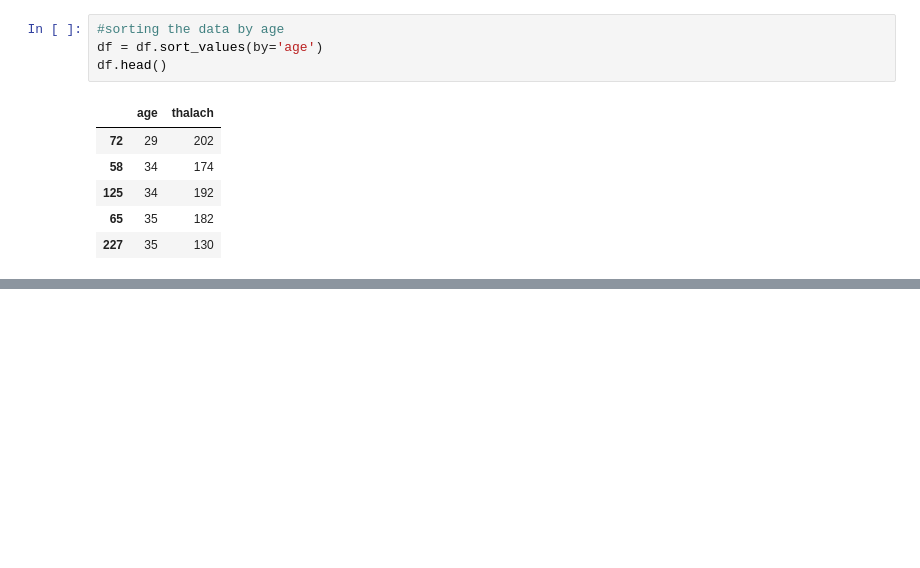
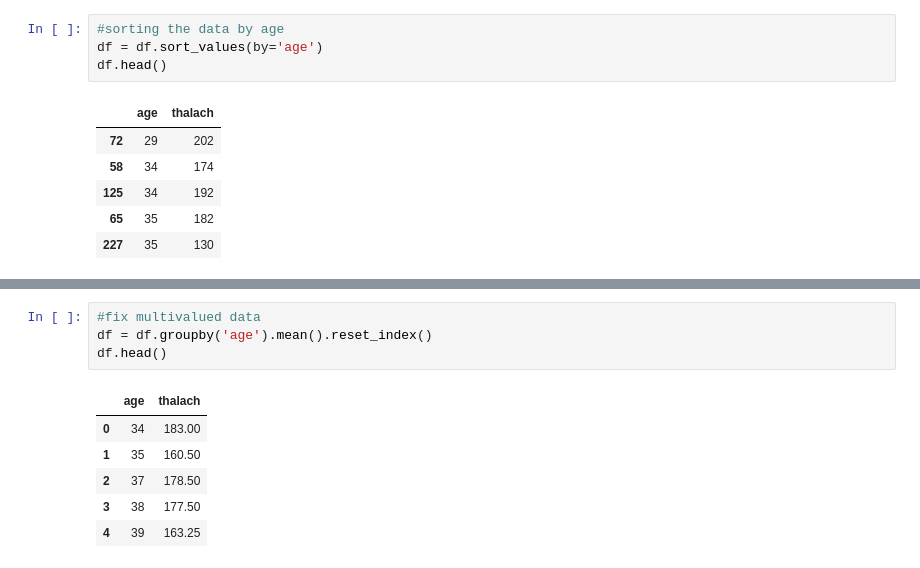
Before and after one commit to Alvi399/Optimization-Single-Variabel, a Jupyter notebook: slicing_and_intepretation.ipynb, the cells around one changed output, grey strips where cells are left out. Drawn from its saved outputs; the diff is of its cells as text; blank space fills up the shorter version.

```diff
--- a/slicing_and_intepretation.ipynb
+++ b/slicing_and_intepretation.ipynb
@@ -36,0 +58,11 @@ df.head()
+# %%
+#fix multivalued data
+df = df.groupby('age').mean().reset_index()
+df.head()
+# %% [output]
+|  | age | thalach |
+| 0 | 34 | 183.00 |
+| 1 | 35 | 160.50 |
+| 2 | 37 | 178.50 |
+| 3 | 38 | 177.50 |
+| 4 | 39 | 163.25 |
```
Also changed, not shown: parts of 11 cells of this notebook, 3 other files.
